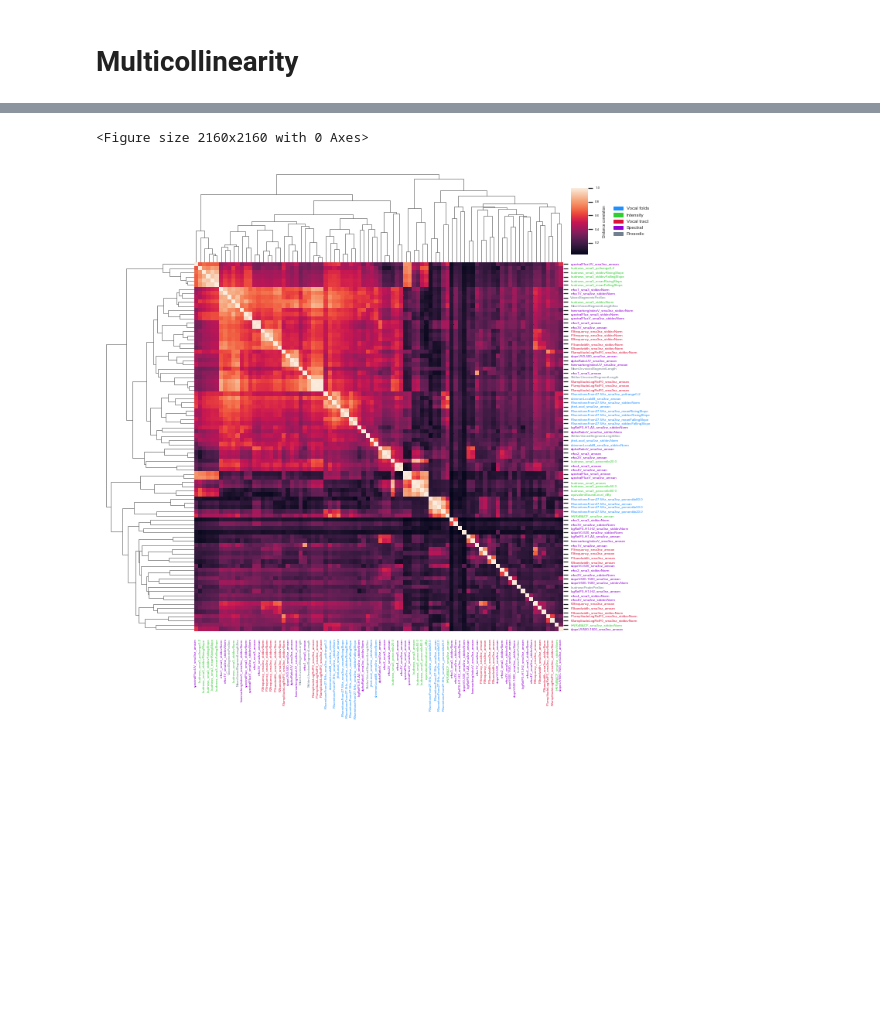
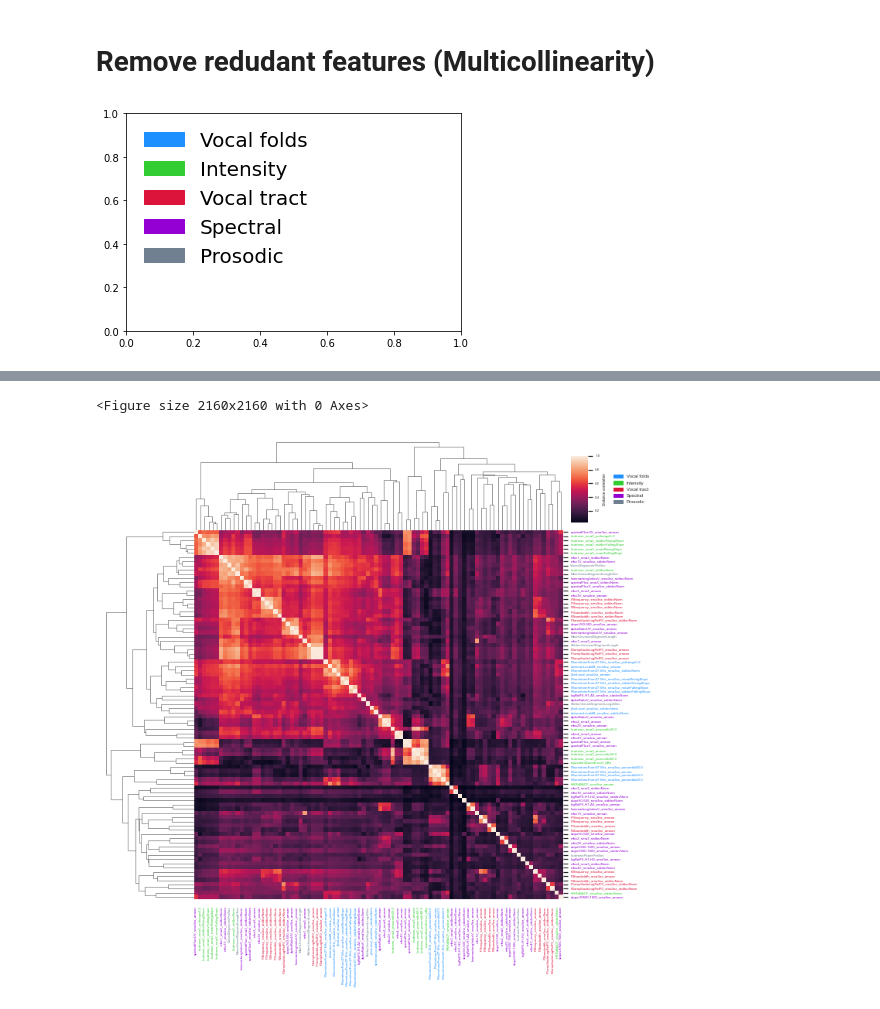
Before and after one commit to sanuann/vfp, a Jupyter notebook: redudant_features.ipynb, the cells around one changed output, grey strips where cells are left out. Saved outputs shown, nothing was run; the diff lists cells and outputs as text; code cells hidden in the pictures; blank space fills up the shorter version.

```diff
--- a/redudant_features.ipynb
+++ b/redudant_features.ipynb
@@ -1,3 +1,3 @@
 # %% [markdown]
-# Multicollinearity
+# Remove redudant features (Multicollinearity)
 # %%
@@ -11,3 +115,15 @@ from dcor import distance_correlation
+# %%
+
+leg = plt.legend(handles=[
+    mpatches.Patch(color=vocal_folds, label='Vocal folds'),
+    mpatches.Patch(color=intensity, label='Intensity'),
+    mpatches.Patch(color=vocal_tract, label='Vocal tract'),
+    mpatches.Patch(color=spectral, label='Spectral'),
+    mpatches.Patch(color=prosodic, label='Prosodic'),
+], loc ='upper left', bbox_to_anchor=(0,1), frameon=False, prop={'size': 20})
+plt.savefig('./data/output/figures/colorcode_legend.png', dpi=300)
+# %% [output]
+[figure, added]
 # %%
 
 def pairwise_dcor(df):
```
Also changed, not shown: parts of 13 cells of this notebook, 20 other files.
